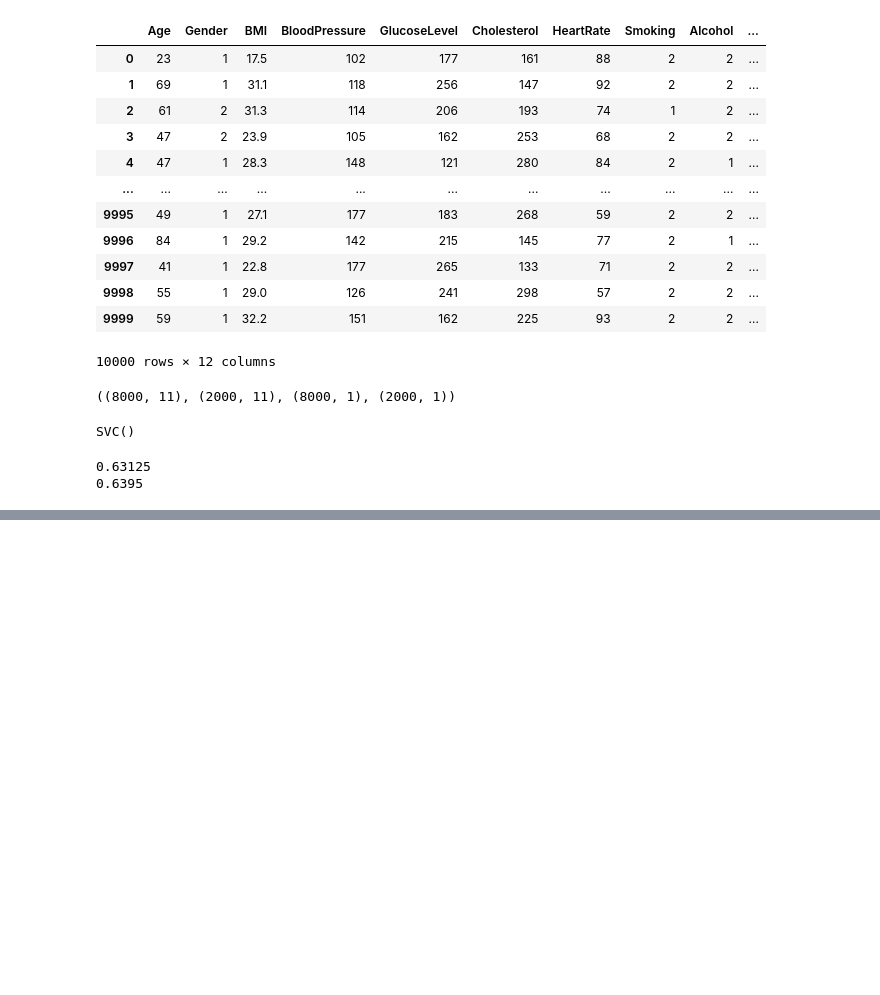
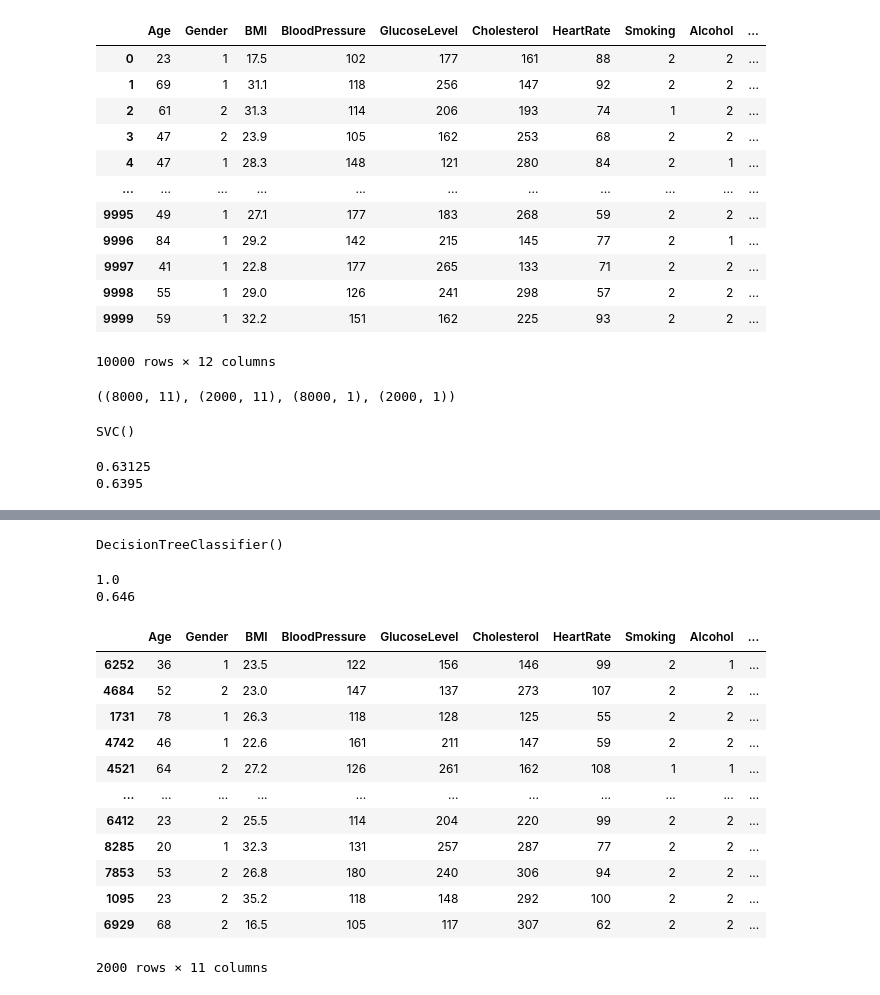
Before and after one commit to Ritika-Gauttam/Medical_Disease_Prediction, a Jupyter notebook: medical_disease_prediction.ipynb, the cells around one changed output, grey strips where cells are left out. Drawn from its saved outputs; the diff is of its cells as text; code cells hidden in the pictures; blank space fills up the shorter version.

```diff
--- a/medical_disease_prediction.ipynb
+++ b/medical_disease_prediction.ipynb
@@ -299,0 +319,26 @@ print(sv.score(x_test , y_test))
+# %%
+dtc.fit(x_train , y_train)
+# %% [output]
+DecisionTreeClassifier()
+# %%
+print(dtc.score(x_train , y_train))
+print(dtc.score(x_test , y_test))
+# %% [output]
+1.0
+0.646
+# %%
+x_test
+# %% [output]
+|  | Age | Gender | BMI | BloodPressure | GlucoseLevel | Cholesterol | HeartRate | Smoking | Alcohol | ... |
+| 6252 | 36 | 1 | 23.5 | 122 | 156 | 146 | 99 | 2 | 1 | ... |
+| 4684 | 52 | 2 | 23.0 | 147 | 137 | 273 | 107 | 2 | 2 | ... |
+| 1731 | 78 | 1 | 26.3 | 118 | 128 | 125 | 55 | 2 | 2 | ... |
+| 4742 | 46 | 1 | 22.6 | 161 | 211 | 147 | 59 | 2 | 2 | ... |
+| 4521 | 64 | 2 | 27.2 | 126 | 261 | 162 | 108 | 1 | 1 | ... |
+| ... | ... | ... | ... | ... | ... | ... | ... | ... | ... | ... |
+| 6412 | 23 | 2 | 25.5 | 114 | 204 | 220 | 99 | 2 | 2 | ... |
+| 8285 | 20 | 1 | 32.3 | 131 | 257 | 287 | 77 | 2 | 2 | ... |
+| 7853 | 53 | 2 | 26.8 | 180 | 240 | 306 | 94 | 2 | 2 | ... |
+| 1095 | 23 | 2 | 35.2 | 118 | 148 | 292 | 100 | 2 | 2 | ... |
+| 6929 | 68 | 2 | 16.5 | 105 | 117 | 307 | 62 | 2 | 2 | ... |
+2000 rows × 11 columns
```
Also changed, not shown: parts of 7 cells of this notebook.
